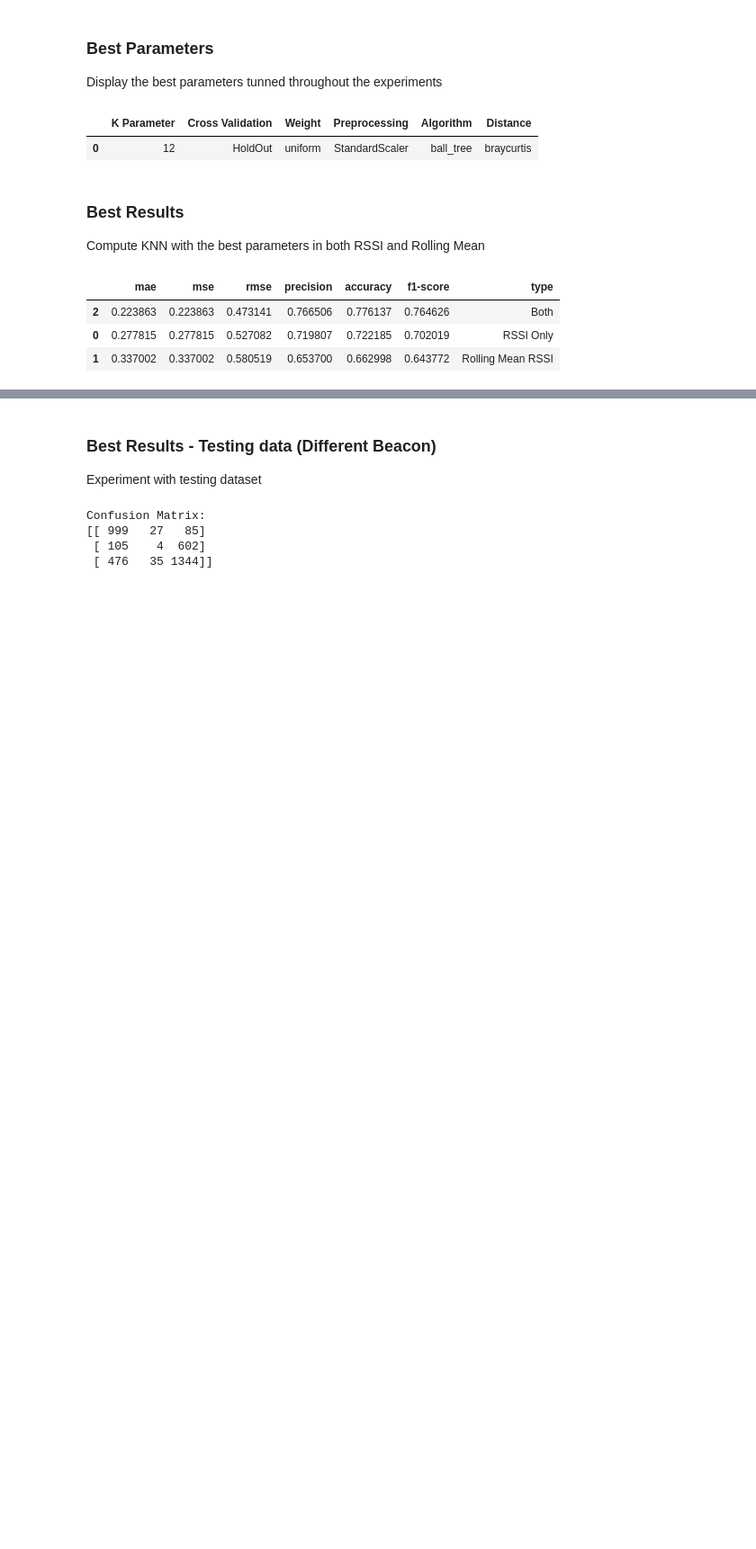
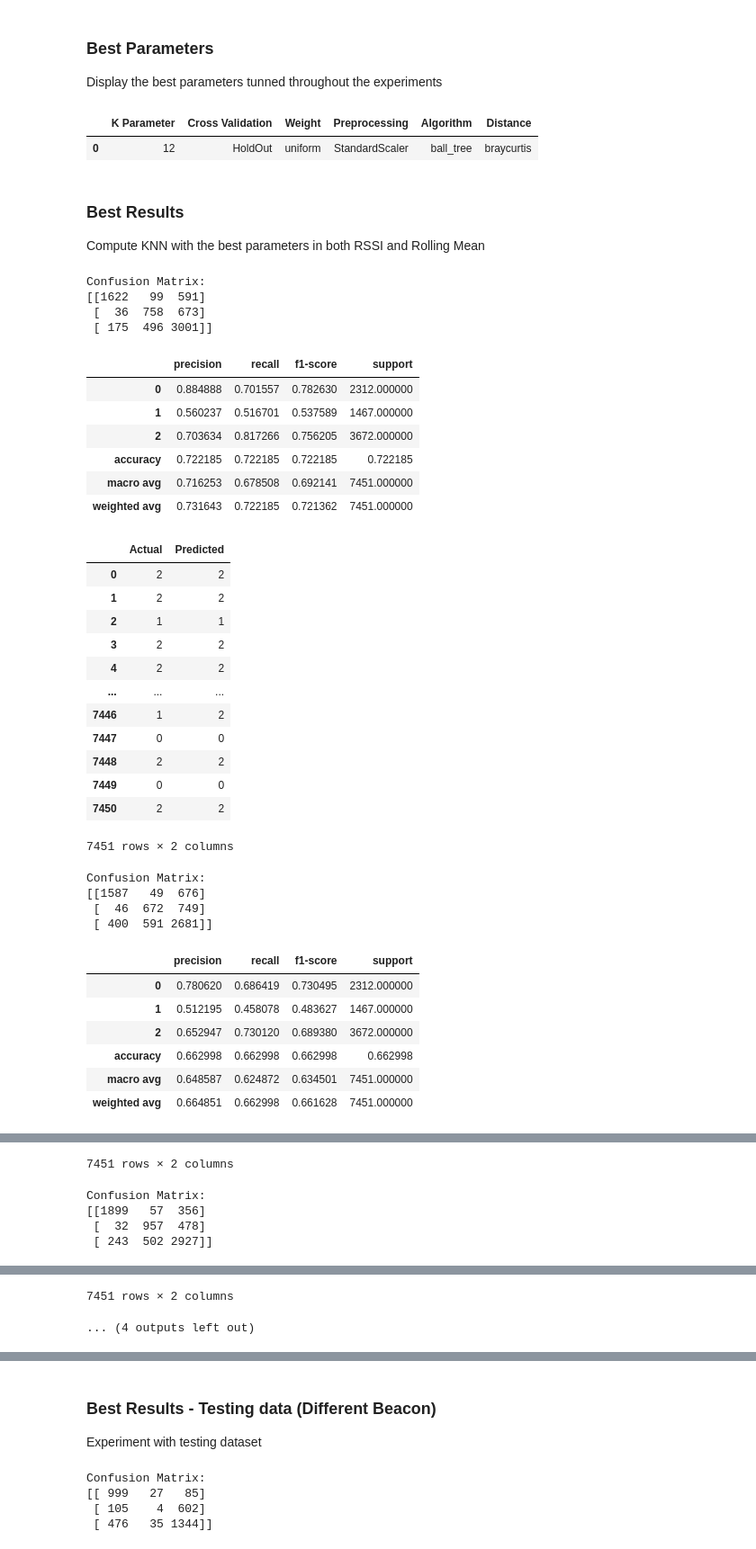
Before and after one commit to rui-pedro-porfirio/IndoorApp, a Jupyter notebook: Server/Notebooks/PROXIMITY/Classification/KNN/BLEProximityClassifierKNNExperiment.ipynb, the cells around one changed output, grey strips where cells are left out. Shown at 90% size. Drawn from its saved outputs; the diff is of its cells as text; code cells hidden in the pictures; blank space fills up the shorter version.

```diff
--- a/Server/Notebooks/PROXIMITY/Classification/KNN/BLEProximityClassifierKNNExperiment.ipynb
+++ b/Server/Notebooks/PROXIMITY/Classification/KNN/BLEProximityClassifierKNNExperiment.ipynb
@@ -1092,7 +1188,7 @@ for feature in types:
     for weight in weights:
         if selected_method == 'LOO':
             cv = LeaveOneGroupOut()
-            splited = cv.split(X_train,train_Y.ravel(),groups=train_Y.ravel())
+            splited = cv.split(trainX_data,train_Y.ravel(),groups=train_Y.ravel())
             result = compute_KNN_with_Classifier(testX_data=trainX_data,testY_data=train_Y.ravel(),scaler=StandardScaler(),cross_validation = splited,
                                                weights = weight)
         elif selected_method =='Stratified K-Fold':
@@ -1138,7 +1234,7 @@ for feature in types:
     for algorithm in algorithms:
         if selected_method == 'LOO':
             cv = LeaveOneGroupOut()
-            splited = cv.split(X_train,Y_train.ravel(),groups=Y_train.ravel())
+            splited = cv.split(trainX_data,Y_train.ravel(),groups=Y_train.ravel())
             result = compute_KNN_with_Classifier(testX_data=trainX_data,testY_data=train_Y.ravel(),scaler=StandardScaler(),cross_validation = splited,
                                                algorithm= algorithm)
         elif selected_method =='Stratified K-Fold':
@@ -1190,7 +1286,7 @@ for feature in types:
     for distance in distance_metris:
         if selected_method == 'LOO':
             cv = LeaveOneGroupOut()
-            splited = cv.split(X_train,train_Y.ravel,groups=train_Y.ravel())
+            splited = cv.split(trainX_data,train_Y.ravel,groups=train_Y.ravel())
             result = compute_KNN_with_Classifier(testX_data=trainX_data,testY_data=train_Y.ravel(),scaler=StandardScaler(),cross_validation = splited,
                                                metric = distance)
         elif selected_method =='Stratified K-Fold':
@@ -1350,37 +1446,68 @@ statistical_cols = ['mae','mse','rmse','precision','accuracy','f1-score','type']
 results = list()
 final_results = list()
 types = ['RSSI Only','Rolling Mean RSSI','Both']
 for feature in types:
     #Decide on type of data
     if feature == 'RSSI Only':
         trainX_data = train_X_rssi
     elif feature == 'Rolling Mean RSSI':
         trainX_data = train_X_rolling_mean
     else:
         trainX_data = combination_features_X
     if selected_method == 'LOO':
         cv = LeaveOneGroupOut()
         splited = cv.split(trainX_data,train_Y.ravel(),groups=train_Y.ravel())
-        result = compute_KNN_with_Classifier(n_neighbors=12,testX_data=trainX_data,testY_data=train_Y.ravel(),scaler=StandardScaler(),cross_validation = splited,
+        result = compute_KNN_with_Classifier(flag=1,n_neighbors=12,testX_data=trainX_data,testY_data=train_Y.ravel(),scaler=StandardScaler(),cross_validation = splited,
                             metric=selected_distance,
                              weights=selected_weight)
     elif selected_method =='Stratified K-Fold':
-        result = compute_KNN_with_Classifier(n_neighbors=12,testX_data=trainX_data,testY_data=train_Y.ravel(),scaler=StandardScaler(),
+        result = compute_KNN_with_Classifier(flag=1,n_neighbors=12,testX_data=trainX_data,testY_data=train_Y.ravel(),scaler=StandardScaler(),
                                              cross_validation = selected_fold,
                             metric=selected_distance,
                              weights=selected_weight)
     else:
         X_train_split, X_test_split, y_train_split, y_test_split = train_test_split(trainX_data,train_Y.ravel(), test_size = 0.3, random_state = 42,stratify=train_Y)
-        result = compute_KNN_with_Classifier(n_neighbors=12,trainX_data=X_train_split,trainY_data=y_train_split,testX_data=X_test_split,testY_data=y_test_split,
+        result = compute_KNN_with_Classifier(flag=1,n_neighbors=12,trainX_data=X_train_split,trainY_data=y_train_split,testX_data=X_test_split,testY_data=y_test_split,
                              scaler=StandardScaler(),metric=selected_distance,
                              weights=selected_weight)
     result.append(feature)
     results.append(result)
 statistics = pd.DataFrame(columns=statistical_cols,data=results)
 display(statistics.sort_values(by=['f1-score'],ascending=False))
 final_results.append(statistics.sort_values(by=['f1-score'],ascending=False).head(1).values[0])
 # %% [output]
+Confusion Matrix:
+[[1622   99  591]
+ [  36  758  673]
+ [ 175  496 3001]]
-|  | mae | mse | rmse | precision | accuracy | f1-score | type |
-| 2 | 0.223863 | 0.223863 | 0.473141 | 0.766506 | 0.776137 | 0.764626 | Both |
-| 0 | 0.277815 | 0.277815 | 0.527082 | 0.719807 | 0.722185 | 0.702019 | RSSI Only |
-| 1 | 0.337002 | 0.337002 | 0.580519 | 0.653700 | 0.662998 | 0.643772 | Rolling Mean RSSI |
+|  | precision | recall | f1-score | support |
+| 0 | 0.884888 | 0.701557 | 0.782630 | 2312.000000 |
+| 1 | 0.560237 | 0.516701 | 0.537589 | 1467.000000 |
+| 2 | 0.703634 | 0.817266 | 0.756205 | 3672.000000 |
+| accuracy | 0.722185 | 0.722185 | 0.722185 | 0.722185 |
+| macro avg | 0.716253 | 0.678508 | 0.692141 | 7451.000000 |
+| weighted avg | 0.731643 | 0.722185 | 0.721362 | 7451.000000 |
+|  | Actual | Predicted |
+| 0 | 2 | 2 |
+| 1 | 2 | 2 |
+| 2 | 1 | 1 |
+| 3 | 2 | 2 |
+| 4 | 2 | 2 |
+| ... | ... | ... |
+| 7446 | 1 | 2 |
+| 7447 | 0 | 0 |
+| 7448 | 2 | 2 |
+| 7449 | 0 | 0 |
+| 7450 | 2 | 2 |
+7451 rows × 2 columns
+Confusion Matrix:
+[[1587   49  676]
+ [  46  672  749]
+ [ 400  591 2681]]
+|  | precision | recall | f1-score | support |
+| 0 | 0.780620 | 0.686419 | 0.730495 | 2312.000000 |
+| 1 | 0.512195 | 0.458078 | 0.483627 | 1467.000000 |
+| 2 | 0.652947 | 0.730120 | 0.689380 | 3672.000000 |
+| accuracy | 0.662998 | 0.662998 | 0.662998 | 0.662998 |
+| macro avg | 0.648587 | 0.624872 | 0.634501 | 7451.000000 |
+| weighted avg | 0.664851 | 0.662998 | 0.661628 | 7451.000000 |
@@ -1386,0 +1526,5 @@ final_results.append(statistics.sort_values(by=['f1-score'],ascending=False).hea
+7451 rows × 2 columns
+Confusion Matrix:
+[[1899   57  356]
+ [  32  957  478]
+ [ 243  502 2927]]
@@ -1386,0 +1550,2 @@ final_results.append(statistics.sort_values(by=['f1-score'],ascending=False).hea
+7451 rows × 2 columns
+... (4 outputs left out)
```
Also changed, not shown: parts of 8 cells of this notebook, 1 other file.
